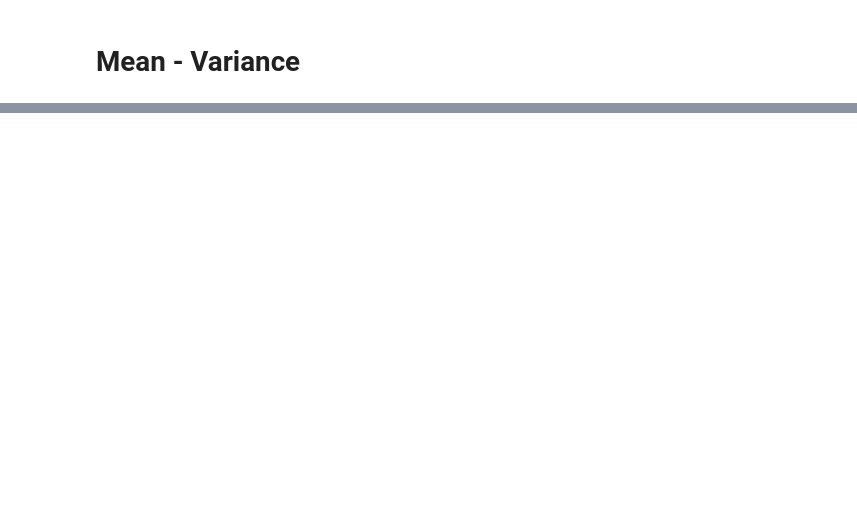
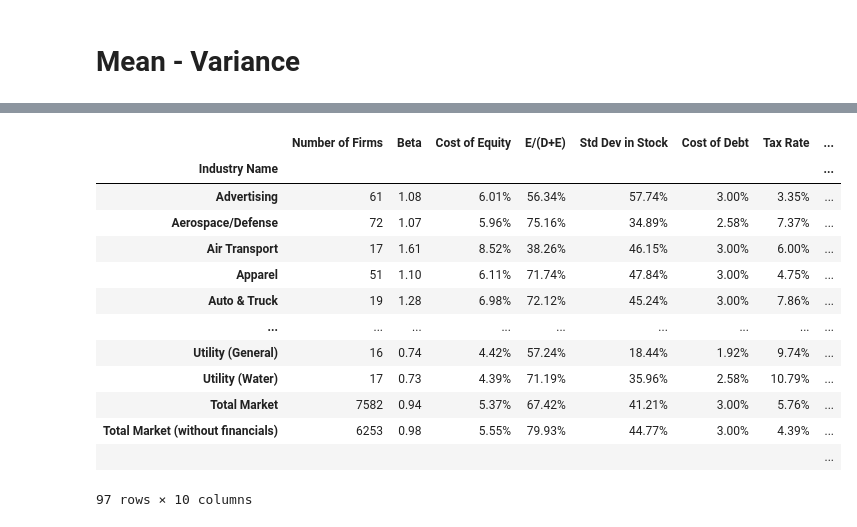
Before and after one commit to martinpanacek789/IES_Project, a Jupyter notebook: exploration.ipynb, the cells around one changed output, grey strips where cells are left out. Drawn from its saved outputs; the diff is of its cells as text; code cells hidden in the pictures; blank space fills up the shorter version.

```diff
--- a/exploration.ipynb
+++ b/exploration.ipynb
@@ -164,0 +283,20 @@ get_bsitems(['KO','AAPL'])
+# %%
+#alternative methods to get the dataframe
+# getTable uses bottom.up approach to get the table instead of pd.read_html()
+# rawTable gets rawTable by only looping through rows and columns of the html table --> need to set columns, indices and clean table
+ind_data.getTable()
+# %% [output]
+|  | Number of Firms | Beta | Cost of Equity | E/(D+E) | Std Dev in Stock | Cost of Debt | Tax Rate | ... |
+| Industry Name |  |  |  |  |  |  |  | ... |
+| Advertising | 61 | 1.08 | 6.01% | 56.34% | 57.74% | 3.00% | 3.35% | ... |
+| Aerospace/Defense | 72 | 1.07 | 5.96% | 75.16% | 34.89% | 2.58% | 7.37% | ... |
+| Air Transport | 17 | 1.61 | 8.52% | 38.26% | 46.15% | 3.00% | 6.00% | ... |
+| Apparel | 51 | 1.10 | 6.11% | 71.74% | 47.84% | 3.00% | 4.75% | ... |
+| Auto & Truck | 19 | 1.28 | 6.98% | 72.12% | 45.24% | 3.00% | 7.86% | ... |
+| ... | ... | ... | ... | ... | ... | ... | ... | ... |
+| Utility (General) | 16 | 0.74 | 4.42% | 57.24% | 18.44% | 1.92% | 9.74% | ... |
+| Utility (Water) | 17 | 0.73 | 4.39% | 71.19% | 35.96% | 2.58% | 10.79% | ... |
+| Total Market | 7582 | 0.94 | 5.37% | 67.42% | 41.21% | 3.00% | 5.76% | ... |
+| Total Market (without financials) | 6253 | 0.98 | 5.55% | 79.93% | 44.77% | 3.00% | 4.39% | ... |
+|  |  |  |  |  |  |  |  | ... |
+97 rows × 10 columns
```
Also changed, not shown: parts of 39 cells of this notebook.
